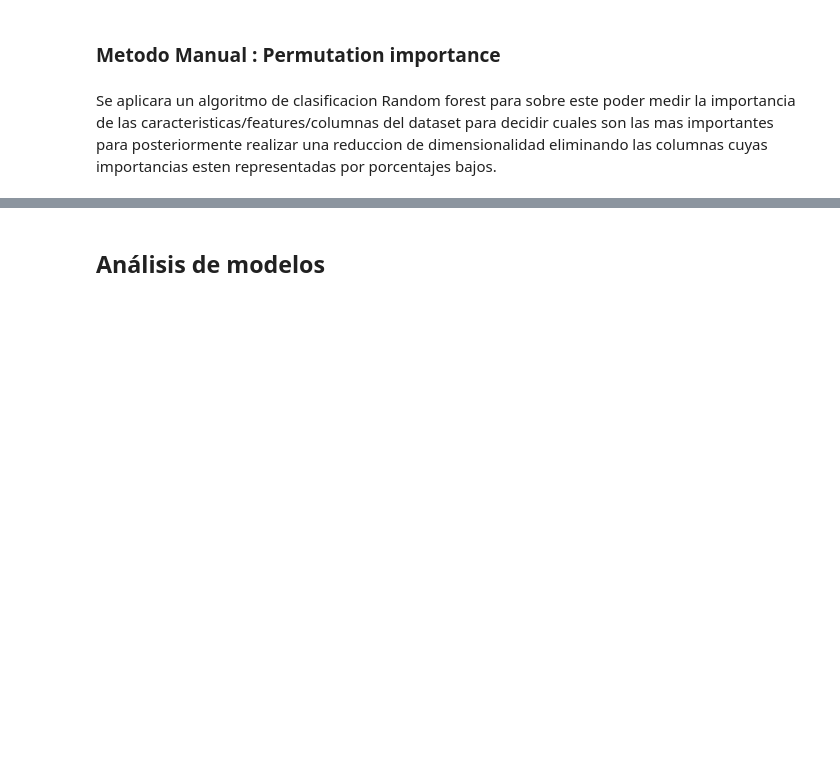
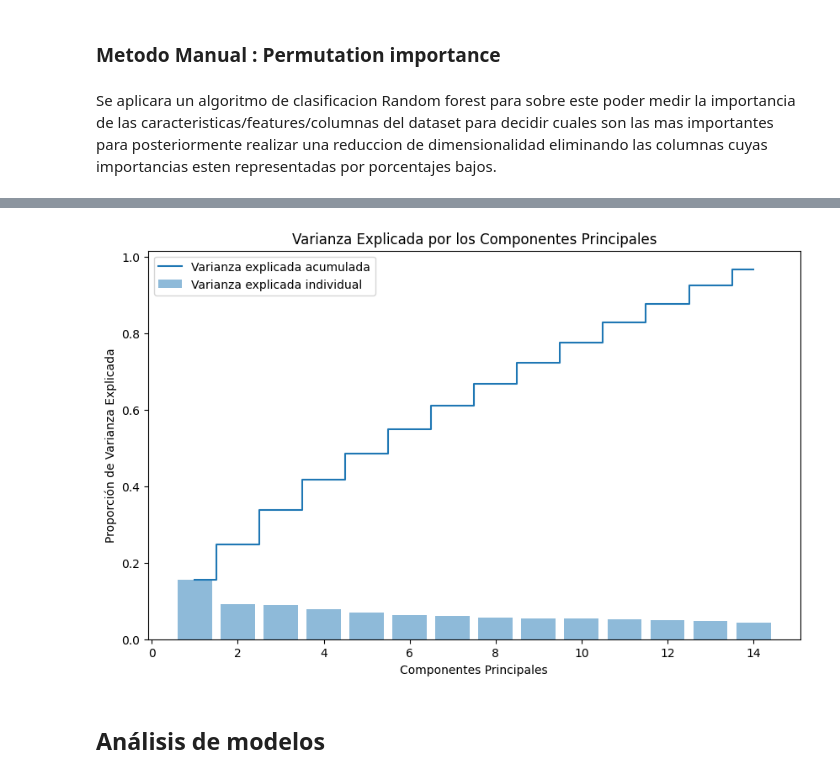
Before and after one commit to Data-Science-YPF/factores_riesgo, a Jupyter notebook: AprendizajeNoSupervisado.ipynb, the cells around one changed output, grey strips where cells are left out. Saved outputs shown, nothing was run; the diff lists cells and outputs as text; code cells hidden in the pictures; blank space fills up the shorter version.

```diff
--- a/AprendizajeNoSupervisado.ipynb
+++ b/AprendizajeNoSupervisado.ipynb
@@ -109,0 +114,4 @@ Se aplicara un algoritmo de clasificacion Random forest para sobre este poder me
+# %%
+# Estandarización de los datos
+scaler = StandardScaler()
+scaled_data = scaler.fit_transform(friesgo_cod)
@@ -109,0 +122,7 @@ Se aplicara un algoritmo de clasificacion Random forest para sobre este poder me
+# %%
+pca = PCA(n_components = 0.95)
+pca_data = pca.fit_transform(scaled_data)
+n_components = pca.n_components_
+
+# Ver el número de componentes seleccionados automáticamente
+print(f"Número de componentes seleccionados: {n_components}")
@@ -109,0 +146,8 @@ Se aplicara un algoritmo de clasificacion Random forest para sobre este poder me
+# %%
+# Obtener la varianza explicada por cada componente
+explained_variance = pca.explained_variance_ratio_
+
+# Imprimir la varianza explicada por cada componente principal
+print('Varianza explicada')
+for i in range(n_components):
+    print('PC{}: {}'.format(i+1, pca.explained_variance_ratio_[i]))
@@ -110,3 +170,15 @@ Se aplicara un algoritmo de clasificacion Random forest para sobre este poder me
+# %%
+# Visualización de la varianza explicada por cada componente
+plt.figure(figsize=(10, 6))
+plt.bar(range(1, len(explained_variance) + 1), explained_variance, alpha=0.5, align='center', label='Varianza explicada individual')
+plt.step(range(1, len(np.cumsum(explained_variance)) + 1), np.cumsum(explained_variance), where='mid', label='Varianza explicada acumulada')
+plt.xlabel('Componentes Principales')
+plt.ylabel('Proporción de Varianza Explicada')
+plt.title('Varianza Explicada por los Componentes Principales')
+plt.legend(loc='best')
+plt.show()
+# %% [output]
+[figure, added]
 # %% [markdown]
 ## Análisis de modelos
 # %% [markdown]
```
Also changed, not shown: parts of 7 cells of this notebook.
